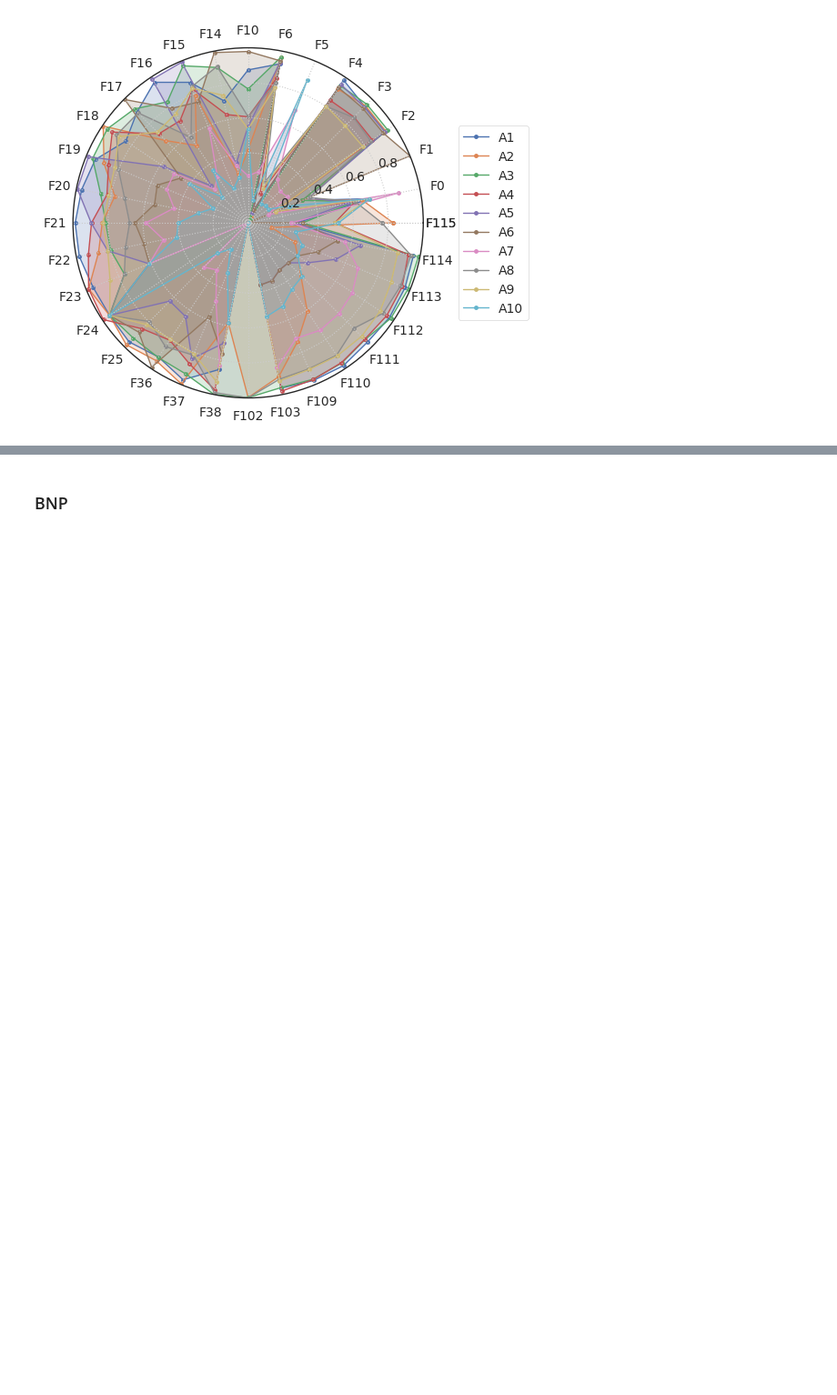
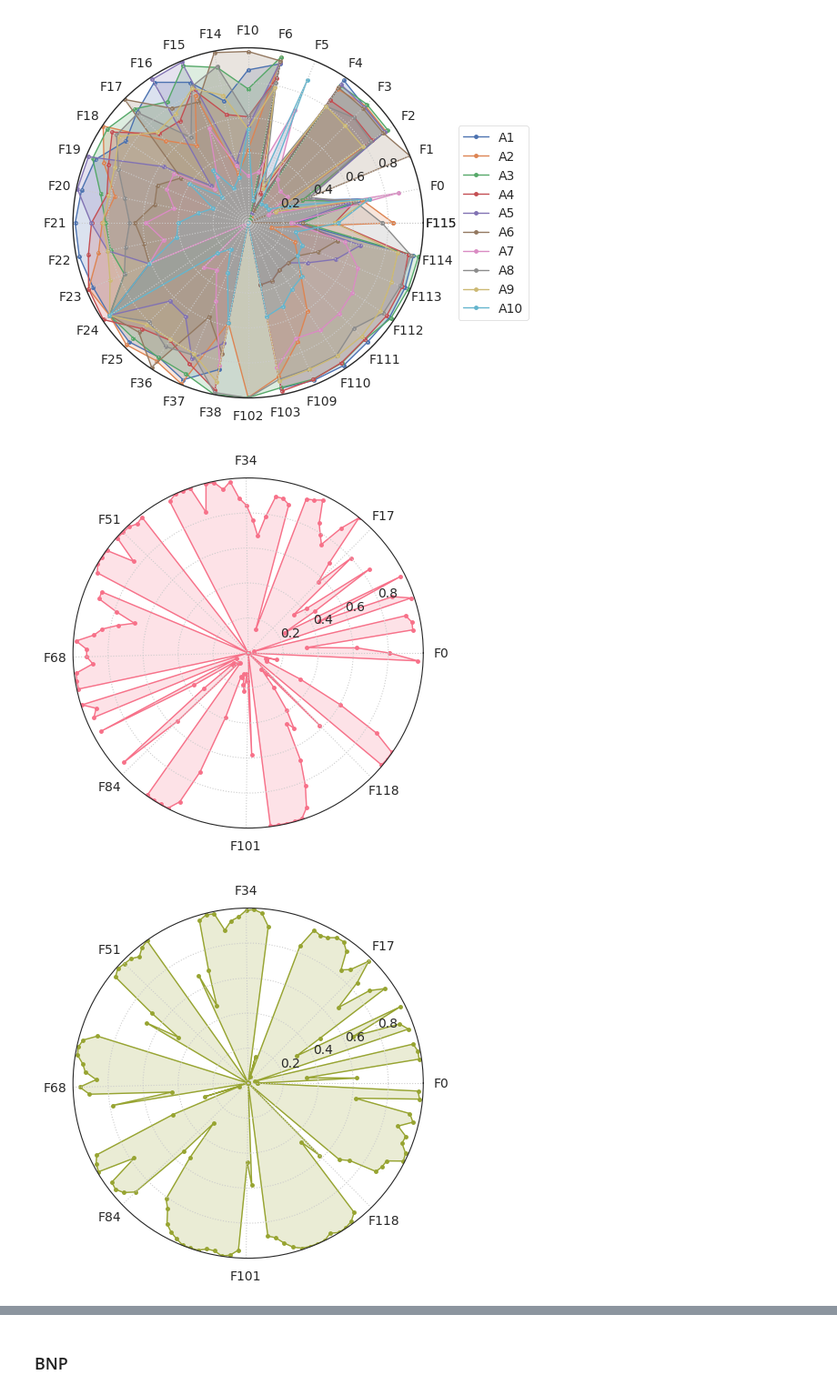
Before and after one commit to Jon-Ting/iterative-archetypal-analysis, a Jupyter notebook: IAA_BNP.ipynb, the cells around one changed output, grey strips where cells are left out. Shown at 91% size. Cells and saved outputs as stored; diff of their text form; code cells hidden in the pictures; blank space fills up the shorter version.

```diff
--- a/IAA_BNP.ipynb
+++ b/IAA_BNP.ipynb
@@ -523,7 +497,7 @@ iAA.plot_simplex(iAA.alfa, archIDs=[1, 6, 9], showLabel=True, figNamePrefix=f"{e
 # print(list(zip([i for i in range(len(allfeatNames))], allfeatNames)))
 
 # Select features of interest
-allfeatNames = list(MNPFeatsDF.columns)
+allFeatNames = list(MNPFeatsDF.columns)
 selectedFeatsIdxs = [
     0, 1, 2,  # Processing conditions
     3, 4, 5,  # Atom counts
@@ -549,2 +523,9 @@ iAA.plot_radar_profile(allfeatNames, selectedFeatsIdxs, archIDs=[0, 1, 2], sepAr
 # %% [output]
 [figure]
+# %%
+# Visualise archetype profile via radar plot
+iAA.plot_radar_profile(allFeatNames, selectedFeatsIdxs=list(range(len(allFeatNames))), archIDs=list(range(4)),
+                       sepArchs=True, showLabel=True, labelAll=False, figSize=(5, 5), figNamePrefix=eleComb)
+# %% [output]
+[figure, added]
+[figure, added]
```
Also changed, not shown: parts of 6 cells of this notebook, 7 other files.
